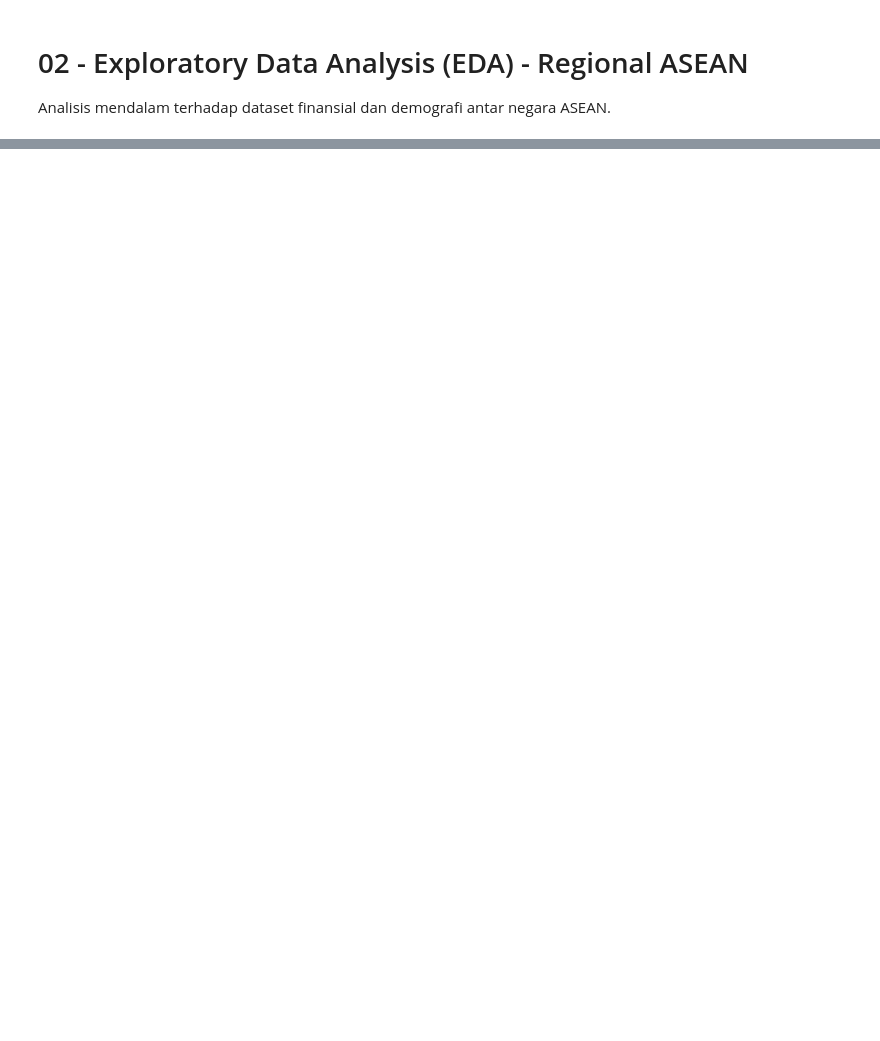
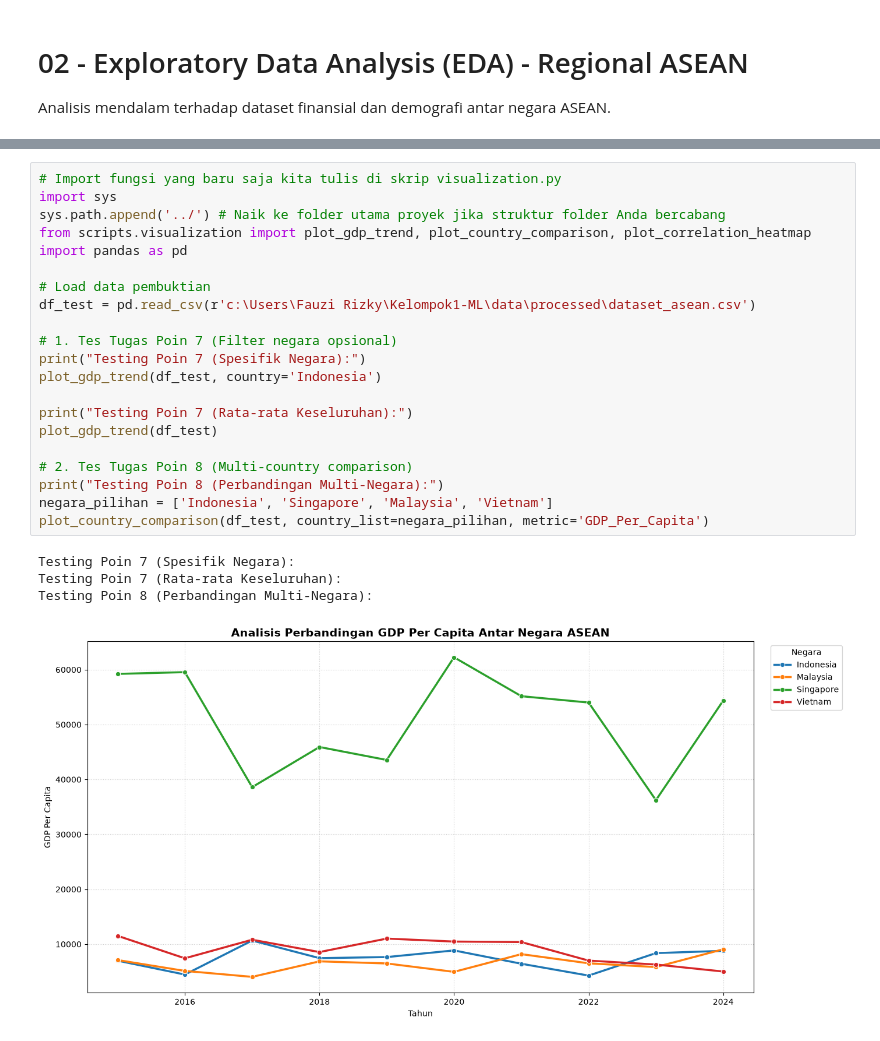
Before and after one commit to daifa-maulana/Kelompok1-ML, a Jupyter notebook: notebooks/02_eda.ipynb, the cells around one changed output, grey strips where cells are left out. Drawn from its saved outputs; the diff is of its cells as text; blank space fills up the shorter version.

```diff
--- a/notebooks/02_eda.ipynb
+++ b/notebooks/02_eda.ipynb
@@ -137,0 +252,26 @@ print("\n[INFO] File deskriptif statistik per negara berhasil diperbarui di '../
+# %%
+# Import fungsi yang baru saja kita tulis di skrip visualization.py
+import sys
+sys.path.append('../') # Naik ke folder utama proyek jika struktur folder Anda bercabang
+from scripts.visualization import plot_gdp_trend, plot_country_comparison, plot_correlation_heatmap
+import pandas as pd
+
+# Load data pembuktian
+df_test = pd.read_csv(r'c:\Users\Fauzi Rizky\Kelompok1-ML\data\processed\dataset_asean.csv')
+
+# 1. Tes Tugas Poin 7 (Filter negara opsional)
+print("Testing Poin 7 (Spesifik Negara):")
+plot_gdp_trend(df_test, country='Indonesia')
+
+print("Testing Poin 7 (Rata-rata Keseluruhan):")
+plot_gdp_trend(df_test)
+
+# 2. Tes Tugas Poin 8 (Multi-country comparison)
+print("Testing Poin 8 (Perbandingan Multi-Negara):")
+negara_pilihan = ['Indonesia', 'Singapore', 'Malaysia', 'Vietnam']
+plot_country_comparison(df_test, country_list=negara_pilihan, metric='GDP_Per_Capita')
+# %% [output]
+Testing Poin 7 (Spesifik Negara):
+Testing Poin 7 (Rata-rata Keseluruhan):
+Testing Poin 8 (Perbandingan Multi-Negara):
+[figure, added]
```
Also changed, not shown: parts of 12 cells of this notebook, 4 other files.
